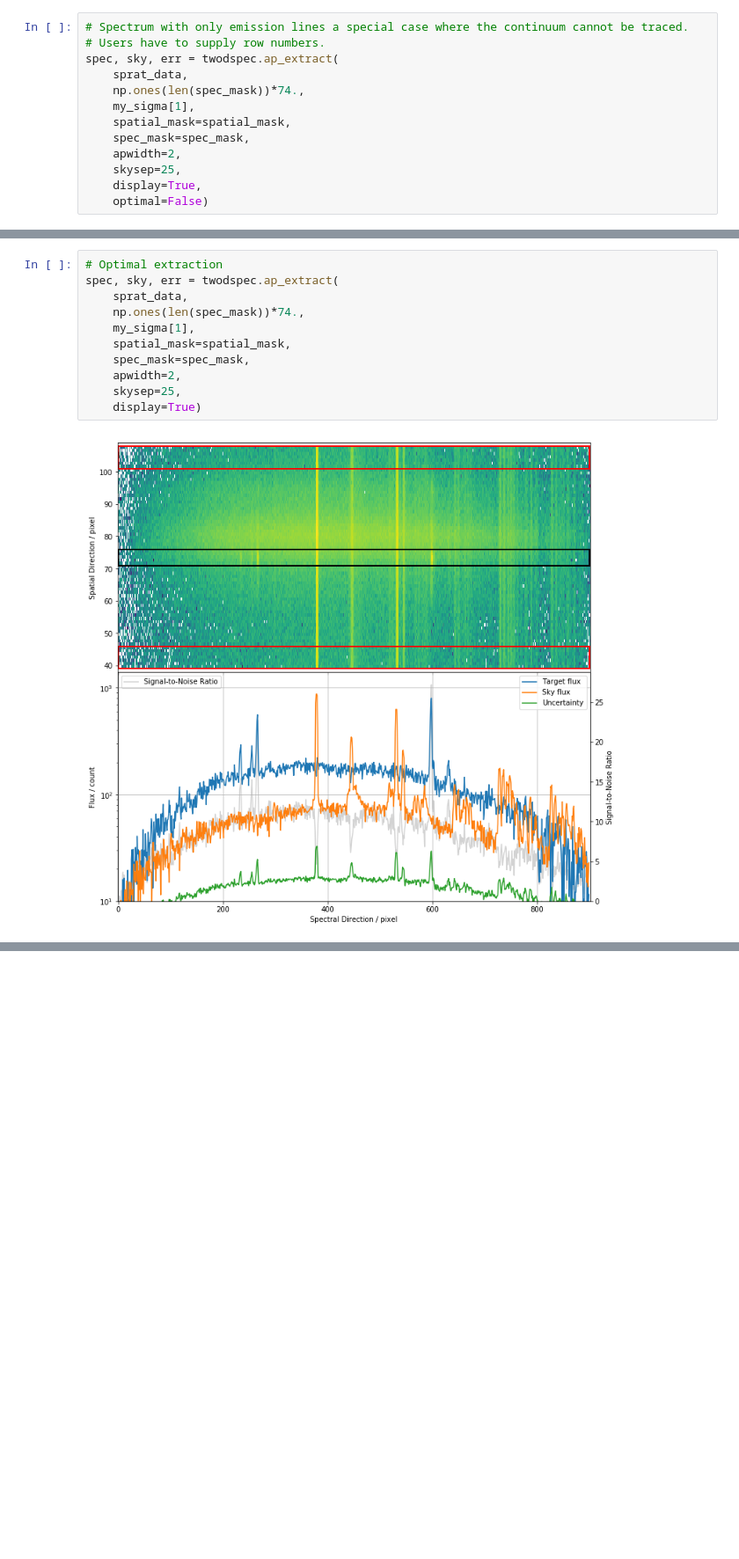
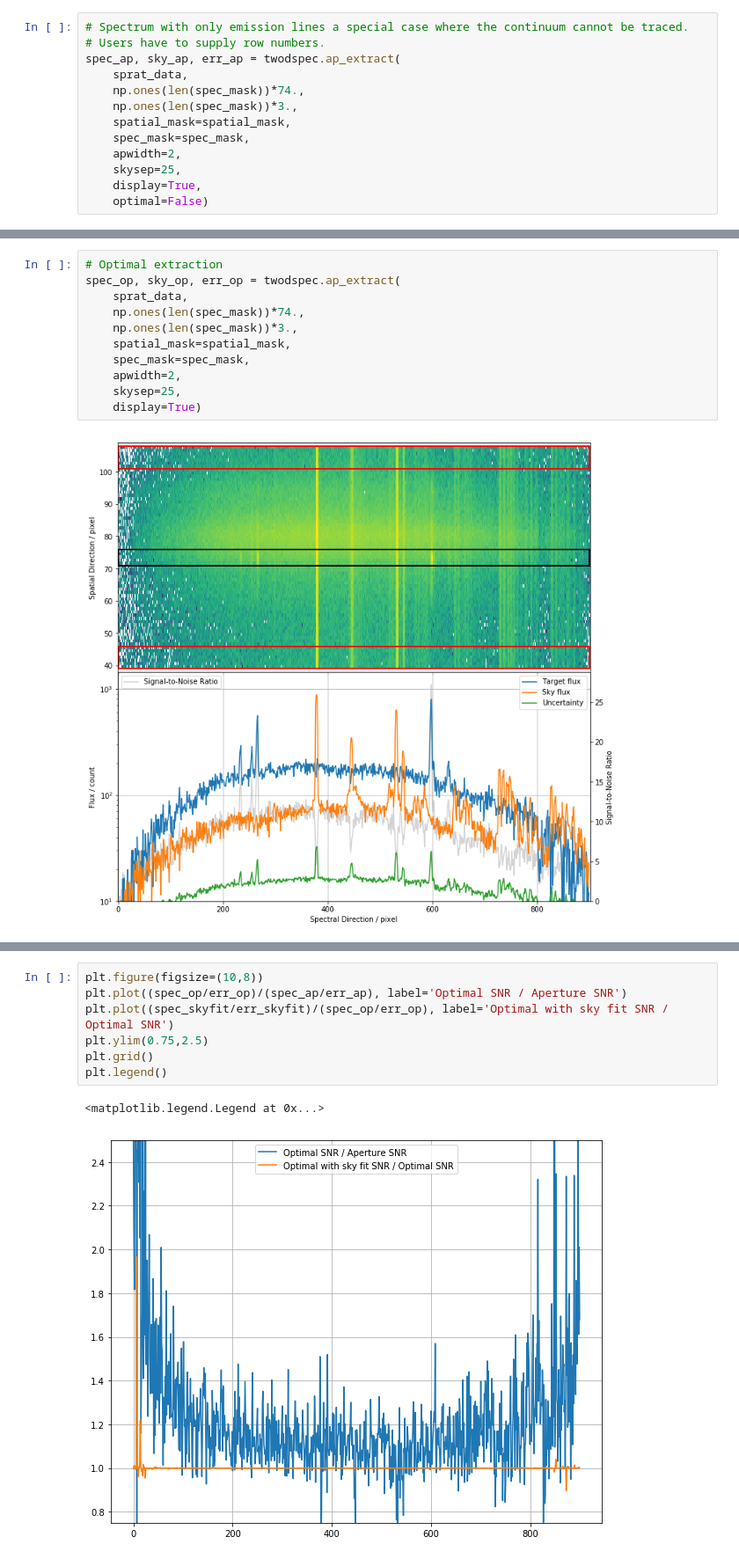
Before and after one commit to cylammarco/ASPIRED, a Jupyter notebook: SPRAT_2dspec_AT2019fsw.ipynb, the cells around one changed output, grey strips where cells are left out. Shown at 88% size. Saved outputs shown, nothing was run; the diff lists cells and outputs as text; blank space fills up the shorter version.

```diff
--- a/SPRAT_2dspec_AT2019fsw.ipynb
+++ b/SPRAT_2dspec_AT2019fsw.ipynb
@@ -71,10 +58,10 @@ Spectrum 7 : Trace gaussian width = [0. 0. 0. 0. 0. 0. 0. 0. 0. 0. 0. 0. 0. 0. 0
 # %%
 # Spectrum with only emission lines a special case where the continuum cannot be traced.
 # Users have to supply row numbers.
-spec, sky, err = twodspec.ap_extract(
+spec_ap, sky_ap, err_ap = twodspec.ap_extract(
     sprat_data,
     np.ones(len(spec_mask))*74.,
-    my_sigma[1],
+    np.ones(len(spec_mask))*3.,
     spatial_mask=spatial_mask,
     spec_mask=spec_mask,
     apwidth=2,
@@ -85,10 +72,10 @@ spec, sky, err = twodspec.ap_extract(
 [figure]
 # %%
 # Optimal extraction
-spec, sky, err = twodspec.ap_extract(
+spec_op, sky_op, err_op = twodspec.ap_extract(
     sprat_data,
     np.ones(len(spec_mask))*74.,
-    my_sigma[1],
+    np.ones(len(spec_mask))*3.,
     spatial_mask=spatial_mask,
     spec_mask=spec_mask,
     apwidth=2,
@@ -98,0 +100,10 @@ spec, sky, err = twodspec.ap_extract(
+# %%
+plt.figure(figsize=(10,8))
+plt.plot((spec_op/err_op)/(spec_ap/err_ap), label='Optimal SNR / Aperture SNR')
+plt.plot((spec_skyfit/err_skyfit)/(spec_op/err_op), label='Optimal with sky fit SNR / Optimal SNR')
+plt.ylim(0.75,2.5)
+plt.grid()
+plt.legend()
+# %% [output]
+<matplotlib.legend.Legend at 0x...>
+[figure, added]
```
Also changed, not shown: parts of 3 cells of this notebook.
